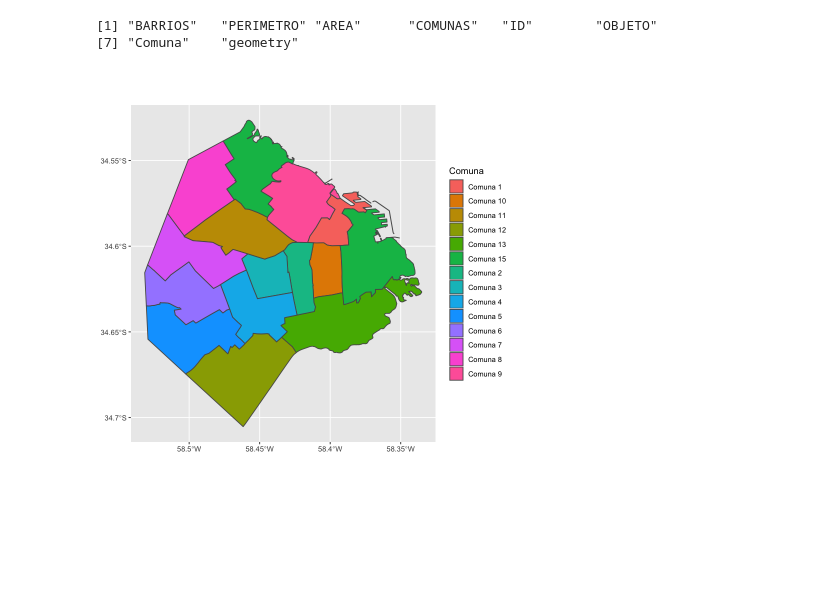
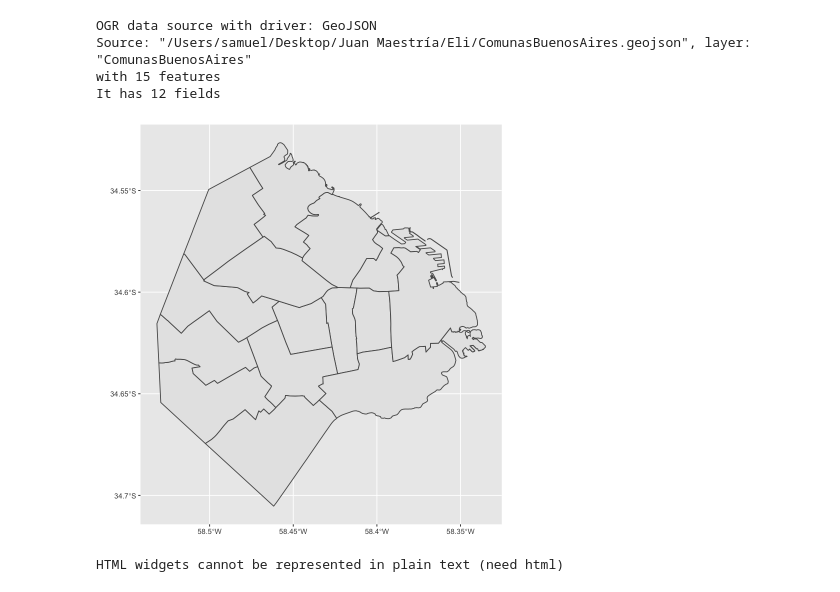
Before and after one commit to jmanu12/participacion-ciudadana-BAElige, a Jupyter notebook: ParticipationCiudadana.Mapas.ipynb, the cells around one changed output. Drawn from its saved outputs; the diff is of its cells as text; code cells hidden in the pictures; blank space fills up the shorter version.

```diff
--- a/ParticipationCiudadana.Mapas.ipynb
+++ b/ParticipationCiudadana.Mapas.ipynb
@@ -33,7 +87,21 @@ proj4string:    +proj=longlat +datum=WGS84 +no_defs
+# %%
+comunas <- rgdal::readOGR("ComunasBuenosAires.geojson")
+# %% [output]
+OGR data source with driver: GeoJSON
+Source: "/Users/samuel/Desktop/Juan Maestría/Eli/ComunasBuenosAires.geojson", layer: "ComunasBuenosAires"
+with 15 features
+It has 12 fields
 # %%
-names(radios)
-ggplot() + geom_sf(data = radios, aes(fill = Comuna))
+
+
+
+ggplot() + geom_sf(data = radios)
 # %% [output]
-[1] "BARRIOS"   "PERIMETRO" "AREA"      "COMUNAS"   "ID"        "OBJETO"
-[7] "Comuna"    "geometry"
-[figure, old version]
+[figure, new version]
+# %%
+
+leaflet() %>% setView(lng = -98.583, lat = 39.833, zoom = 3) %>%
+  addTiles() %>%
+  addTopoJSON(comunas, weight = 1, color = "#444444", fill = FALSE)
+# %% [output]
+HTML widgets cannot be represented in plain text (need html)
```
Also changed, not shown: parts of 5 cells of this notebook.
